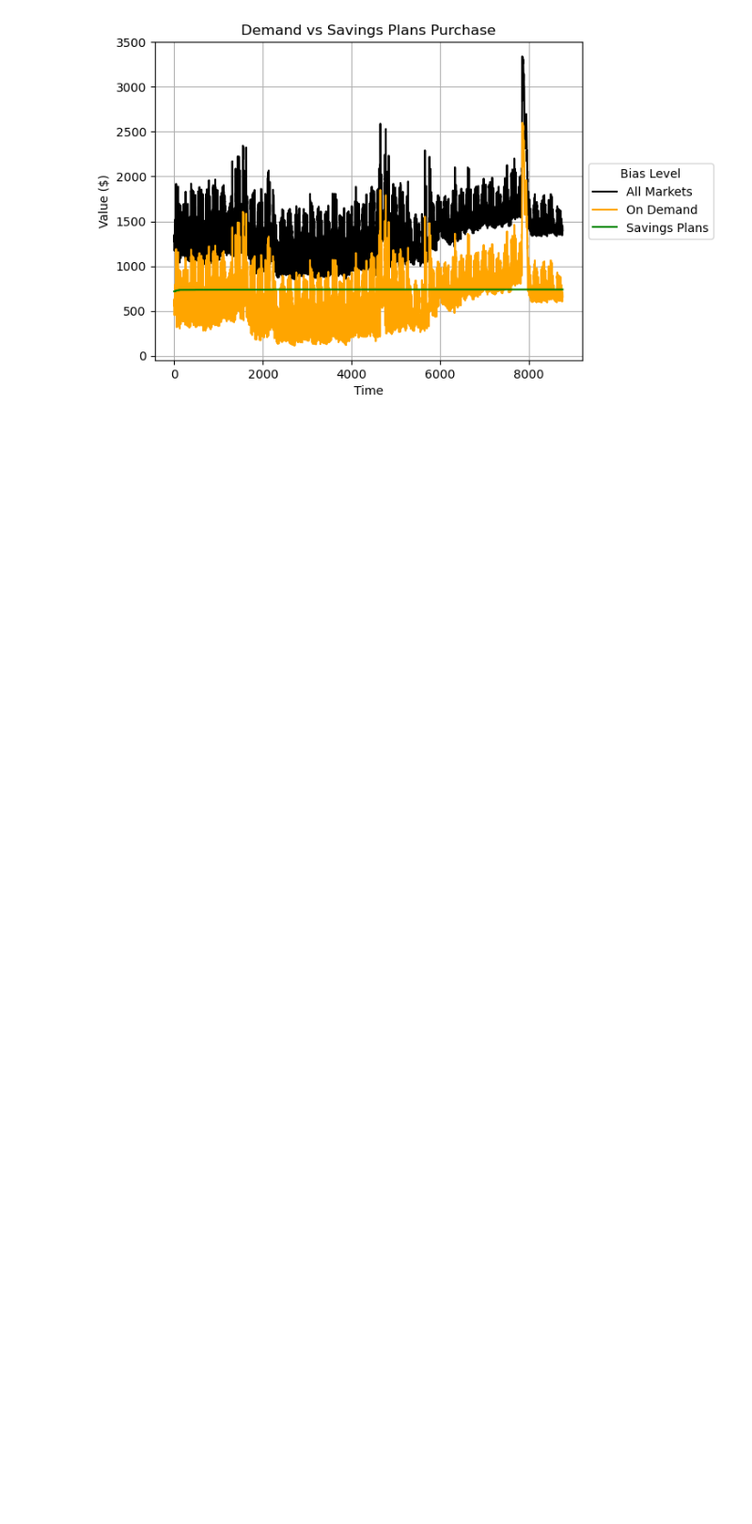
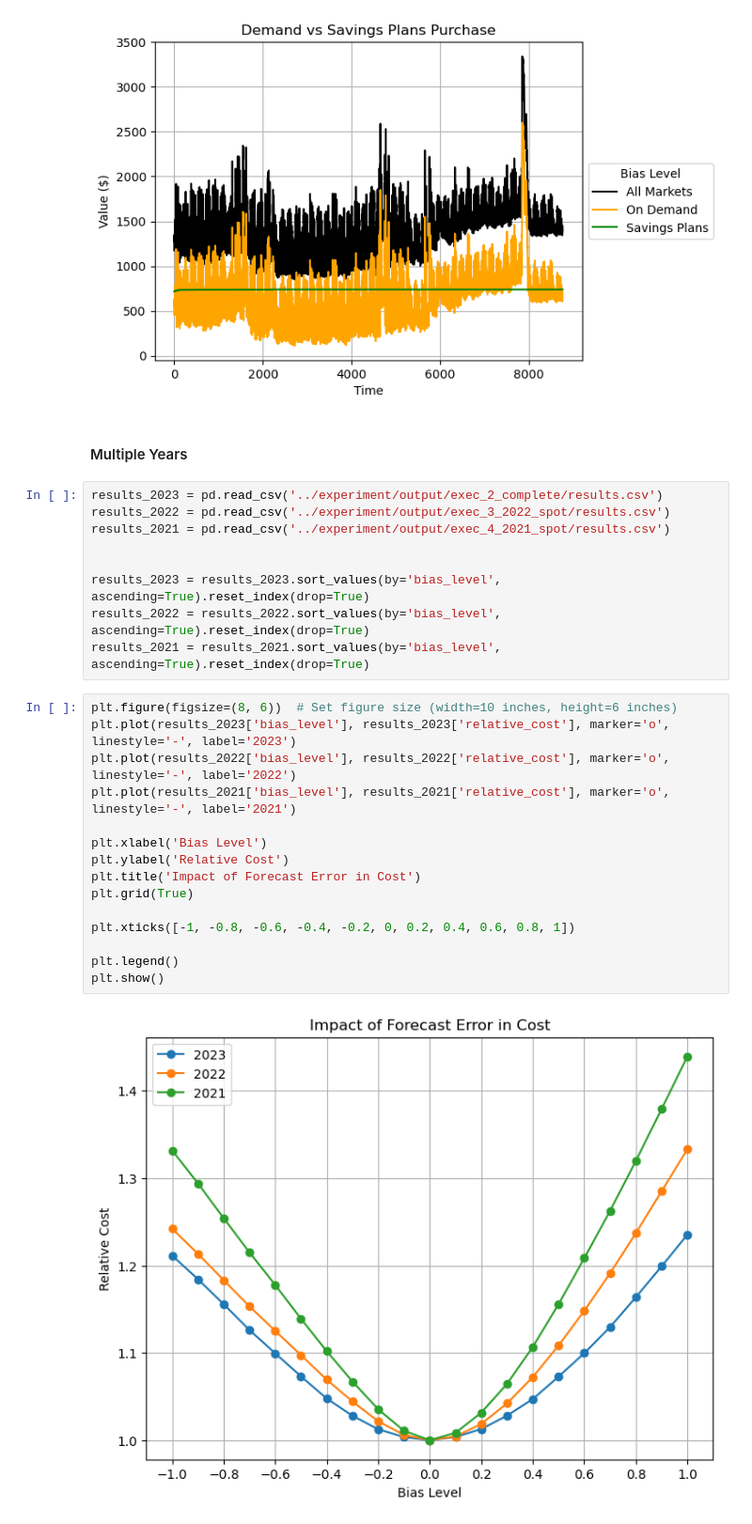
Before and after one commit to ufcg-lsd/forecast_error_cap_planning, a Jupyter notebook: src/result_analysis/plots.ipynb, the cells around one changed output. Shown at 94% size. Saved outputs shown, nothing was run; the diff lists cells and outputs as text; blank space fills up the shorter version.

Commit message:
feat (results): more plots

```diff
--- a/src/result_analysis/plots.ipynb
+++ b/src/result_analysis/plots.ipynb
@@ -1620,3 +1622,31 @@ plt.grid(True)
 plt.show()
 # %% [output]
 [figure]
+# %% [markdown]
+#### Multiple Years
+# %%
+results_2023 = pd.read_csv('../experiment/output/exec_2_complete/results.csv')
+results_2022 = pd.read_csv('../experiment/output/exec_3_2022_spot/results.csv')
+results_2021 = pd.read_csv('../experiment/output/exec_4_2021_spot/results.csv')
+
+
+results_2023 = results_2023.sort_values(by='bias_level', ascending=True).reset_index(drop=True)
+results_2022 = results_2022.sort_values(by='bias_level', ascending=True).reset_index(drop=True)
+results_2021 = results_2021.sort_values(by='bias_level', ascending=True).reset_index(drop=True)
+# %%
+plt.figure(figsize=(8, 6))  # Set figure size (width=10 inches, height=6 inches)
+plt.plot(results_2023['bias_level'], results_2023['relative_cost'], marker='o', linestyle='-', label='2023')
+plt.plot(results_2022['bias_level'], results_2022['relative_cost'], marker='o', linestyle='-', label='2022')
+plt.plot(results_2021['bias_level'], results_2021['relative_cost'], marker='o', linestyle='-', label='2021')
+
+plt.xlabel('Bias Level')
+plt.ylabel('Relative Cost')
+plt.title('Impact of Forecast Error in Cost')
+plt.grid(True)
+
+plt.xticks([-1, -0.8, -0.6, -0.4, -0.2, 0, 0.2, 0.4, 0.6, 0.8, 1])
+
+plt.legend()
+plt.show()
+# %% [output]
+[figure, added]
```
Also changed, not shown: parts of 3 cells of this notebook, 8 other files.
